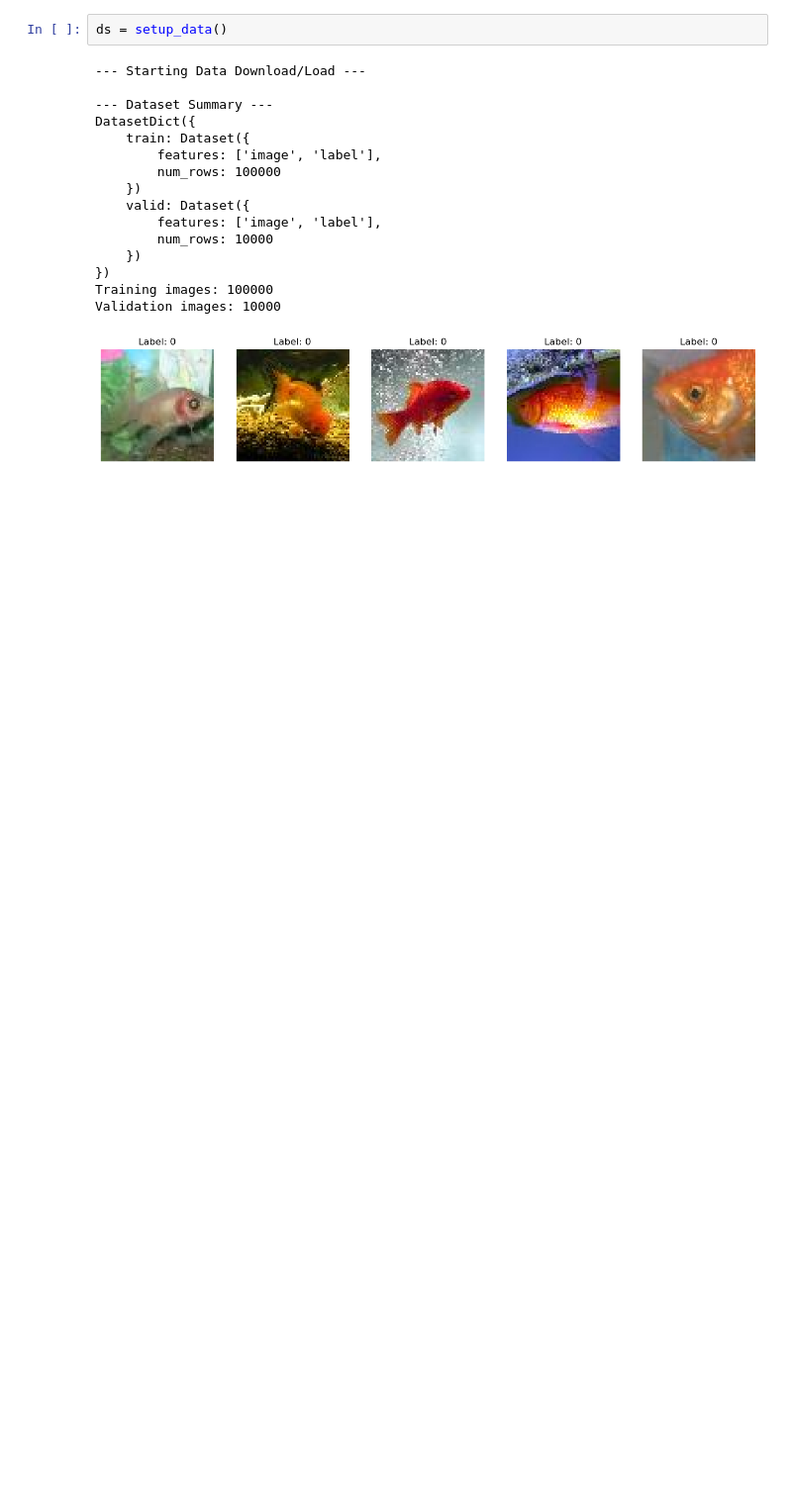
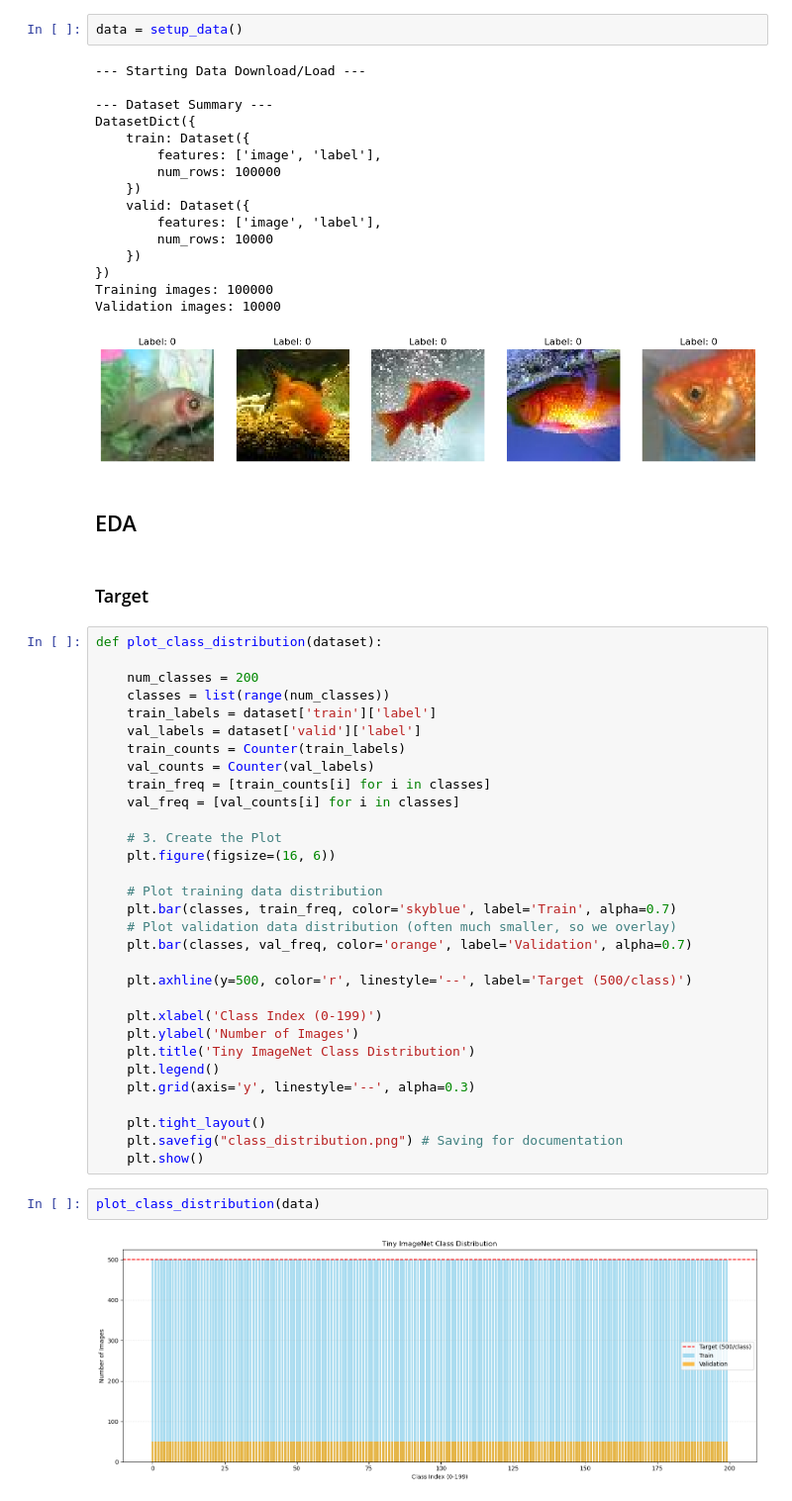
Before and after one commit to noPunintended/tiny_image_class, a Jupyter notebook: notebook/eda.ipynb, the cells around one changed output. Shown at 99% size. Drawn from its saved outputs; the diff is of its cells as text; blank space fills up the shorter version.

Commit message:
[ADD] Check image type

```diff
--- a/notebook/eda.ipynb
+++ b/notebook/eda.ipynb
@@ -38,7 +37,7 @@ def setup_data():
 
     return dataset
 # %%
-ds = setup_data()
+data = setup_data()
 # %% [output]
 --- Starting Data Download/Load ---
 
@@ -56,3 +55,42 @@ DatasetDict({
 Training images: 100000
 Validation images: 10000
 [figure]
+# %% [markdown]
+## EDA
+# %% [markdown]
+### Target
+# %%
+def plot_class_distribution(dataset):
+
+    num_classes = 200
+    classes = list(range(num_classes))
+    train_labels = dataset['train']['label']
+    val_labels = dataset['valid']['label']
+    train_counts = Counter(train_labels)
+    val_counts = Counter(val_labels)
+    train_freq = [train_counts[i] for i in classes]
+    val_freq = [val_counts[i] for i in classes]
+
+    # 3. Create the Plot
+    plt.figure(figsize=(16, 6))
+
+    # Plot training data distribution
+    plt.bar(classes, train_freq, color='skyblue', label='Train', alpha=0.7)
+    # Plot validation data distribution (often much smaller, so we overlay)
+    plt.bar(classes, val_freq, color='orange', label='Validation', alpha=0.7)
+
+    plt.axhline(y=500, color='r', linestyle='--', label='Target (500/class)')
+
+    plt.xlabel('Class Index (0-199)')
+    plt.ylabel('Number of Images')
+    plt.title('Tiny ImageNet Class Distribution')
+    plt.legend()
+    plt.grid(axis='y', linestyle='--', alpha=0.3)
+
+    plt.tight_layout()
+    plt.savefig("class_distribution.png") # Saving for documentation
+    plt.show()
+# %%
+plot_class_distribution(data)
+# %% [output]
+[figure, added]
```
Also changed, not shown: parts of 5 cells of this notebook.
